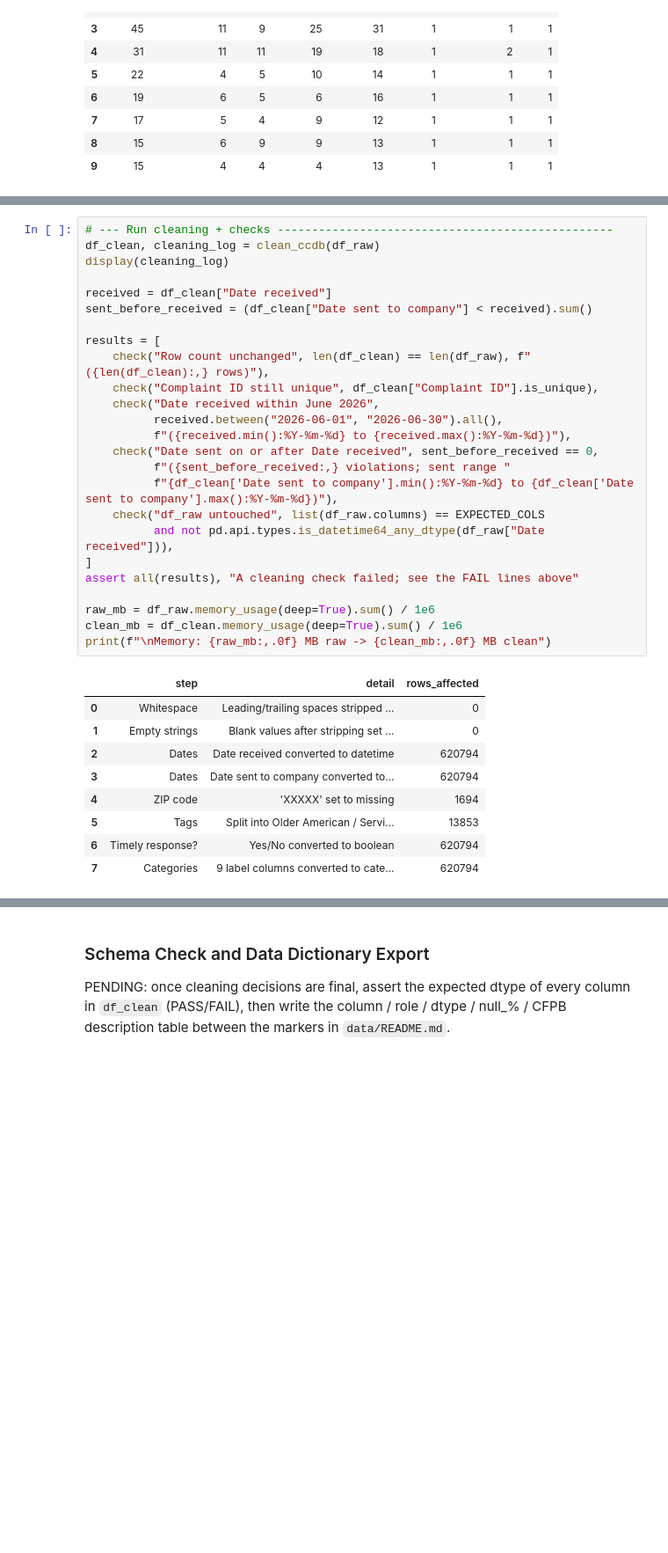
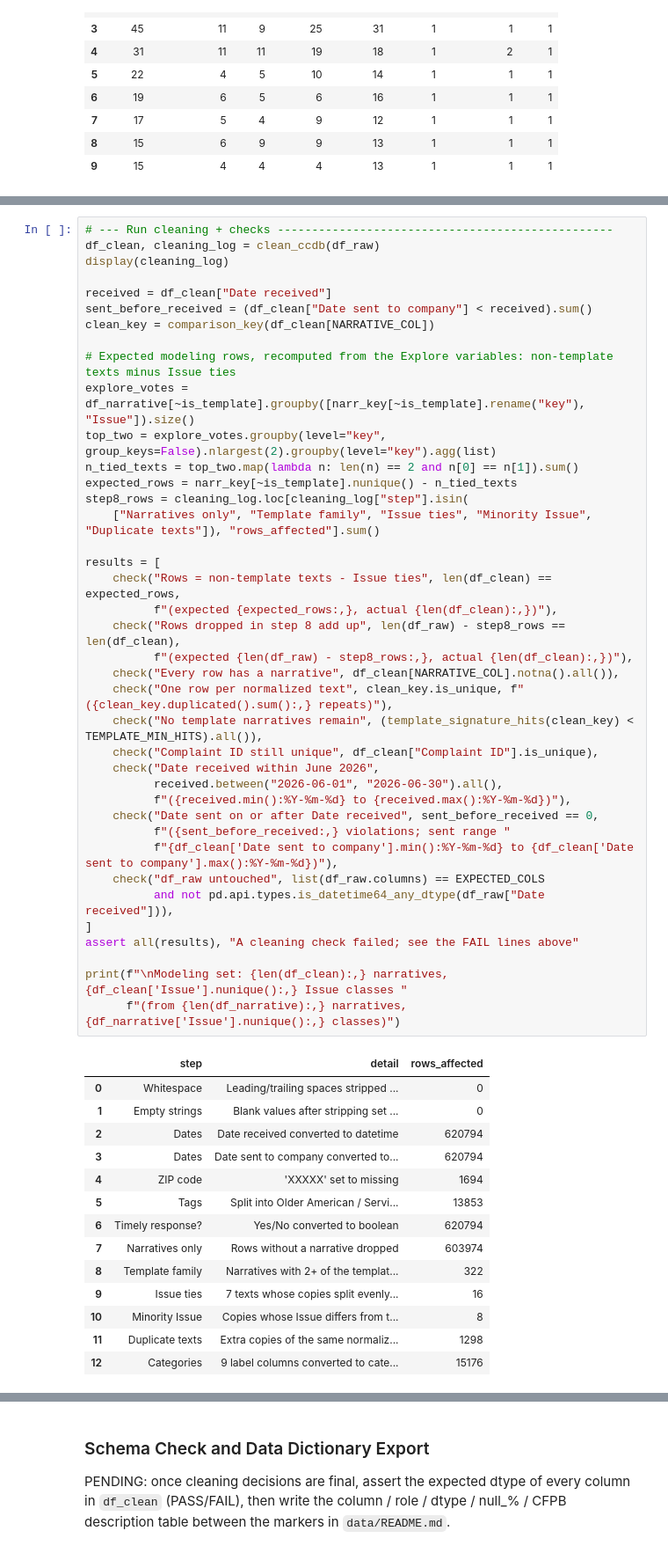
Before and after one commit to wynnther-triho/INFO-4340-Final-Project-CCDB, a Jupyter notebook: notebooks/final_project.ipynb, the cells around one changed output, grey strips where cells are left out. Shown at 88% size. Drawn from its saved outputs; the diff is of its cells as text; blank space fills up the shorter version.

```diff
--- a/notebooks/final_project.ipynb
+++ b/notebooks/final_project.ipynb
@@ -1140,35 +1460,54 @@ def clean_ccdb(raw):
 # %%
 # --- Run cleaning + checks -------------------------------------------------
 df_clean, cleaning_log = clean_ccdb(df_raw)
 display(cleaning_log)
 
 received = df_clean["Date received"]
 sent_before_received = (df_clean["Date sent to company"] < received).sum()
+clean_key = comparison_key(df_clean[NARRATIVE_COL])
+
+# Expected modeling rows, recomputed from the Explore variables: non-template texts minus Issue ties
+explore_votes = df_narrative[~is_template].groupby([narr_key[~is_template].rename("key"), "Issue"]).size()
+top_two = explore_votes.groupby(level="key", group_keys=False).nlargest(2).groupby(level="key").agg(list)
+n_tied_texts = top_two.map(lambda n: len(n) == 2 and n[0] == n[1]).sum()
+expected_rows = narr_key[~is_template].nunique() - n_tied_texts
+step8_rows = cleaning_log.loc[cleaning_log["step"].isin(
+    ["Narratives only", "Template family", "Issue ties", "Minority Issue", "Duplicate texts"]), "rows_affected"].sum()
 
 results = [
-    check("Row count unchanged", len(df_clean) == len(df_raw), f"({len(df_clean):,} rows)"),
+    check("Rows = non-template texts - Issue ties", len(df_clean) == expected_rows,
+          f"(expected {expected_rows:,}, actual {len(df_clean):,})"),
+    check("Rows dropped in step 8 add up", len(df_raw) - step8_rows == len(df_clean),
+          f"(expected {len(df_raw) - step8_rows:,}, actual {len(df_clean):,})"),
+    check("Every row has a narrative", df_clean[NARRATIVE_COL].notna().all()),
+    check("One row per normalized text", clean_key.is_unique, f"({clean_key.duplicated().sum():,} repeats)"),
+    check("No template narratives remain", (template_signature_hits(clean_key) < TEMPLATE_MIN_HITS).all()),
     check("Complaint ID still unique", df_clean["Complaint ID"].is_unique),
     check("Date received within June 2026",
           received.between("2026-06-01", "2026-06-30").all(),
           f"({received.min():%Y-%m-%d} to {received.max():%Y-%m-%d})"),
     check("Date sent on or after Date received", sent_before_received == 0,
           f"({sent_before_received:,} violations; sent range "
           f"{df_clean['Date sent to company'].min():%Y-%m-%d} to {df_clean['Date sent to company'].max():%Y-%m-%d})"),
     check("df_raw untouched", list(df_raw.columns) == EXPECTED_COLS
           and not pd.api.types.is_datetime64_any_dtype(df_raw["Date received"])),
 ]
 assert all(results), "A cleaning check failed; see the FAIL lines above"
 
-raw_mb = df_raw.memory_usage(deep=True).sum() / 1e6
-clean_mb = df_clean.memory_usage(deep=True).sum() / 1e6
-print(f"\nMemory: {raw_mb:,.0f} MB raw -> {clean_mb:,.0f} MB clean")
+print(f"\nModeling set: {len(df_clean):,} narratives, {df_clean['Issue'].nunique():,} Issue classes "
+      f"(from {len(df_narrative):,} narratives, {df_narrative['Issue'].nunique():,} classes)")
 # %% [output]
 |  | step | detail | rows_affected |
 | 0 | Whitespace | Leading/trailing spaces stripped ... | 0 |
 | 1 | Empty strings | Blank values after stripping set ... | 0 |
 | 2 | Dates | Date received converted to datetime | 620794 |
 | 3 | Dates | Date sent to company converted to... | 620794 |
 | 4 | ZIP code | 'XXXXX' set to missing | 1694 |
 | 5 | Tags | Split into Older American / Servi... | 13853 |
 | 6 | Timely response? | Yes/No converted to boolean | 620794 |
-| 7 | Categories | 9 label columns converted to cate... | 620794 |
+| 7 | Narratives only | Rows without a narrative dropped | 603974 |
+| 8 | Template family | Narratives with 2+ of the templat... | 322 |
+| 9 | Issue ties | 7 texts whose copies split evenly... | 16 |
+| 10 | Minority Issue | Copies whose Issue differs from t... | 8 |
+| 11 | Duplicate texts | Extra copies of the same normaliz... | 1298 |
+| 12 | Categories | 9 label columns converted to cate... | 15176 |
```
Also changed, not shown: parts of 11 cells of this notebook.
